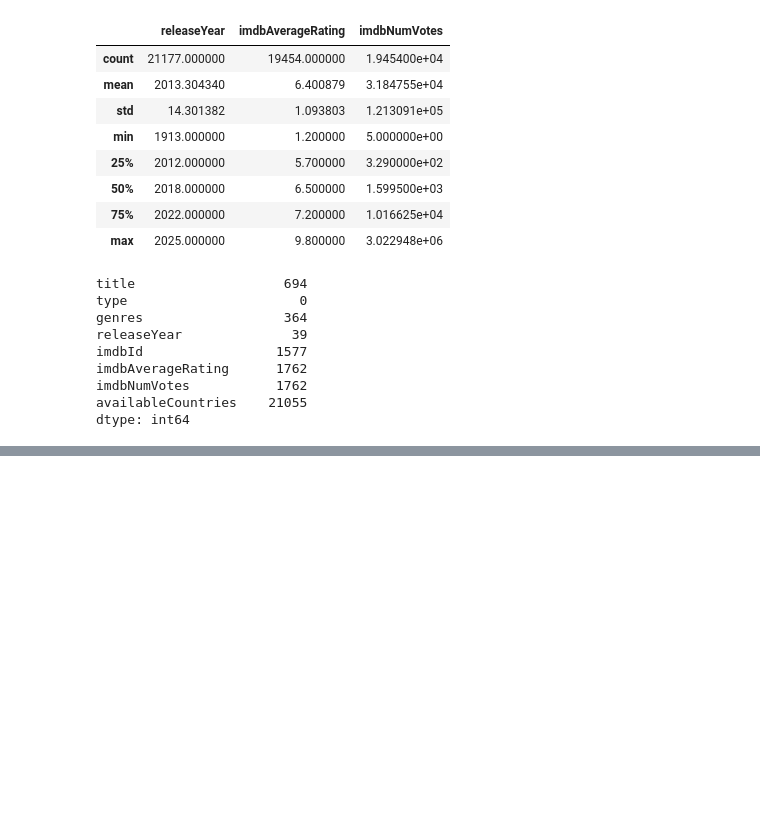
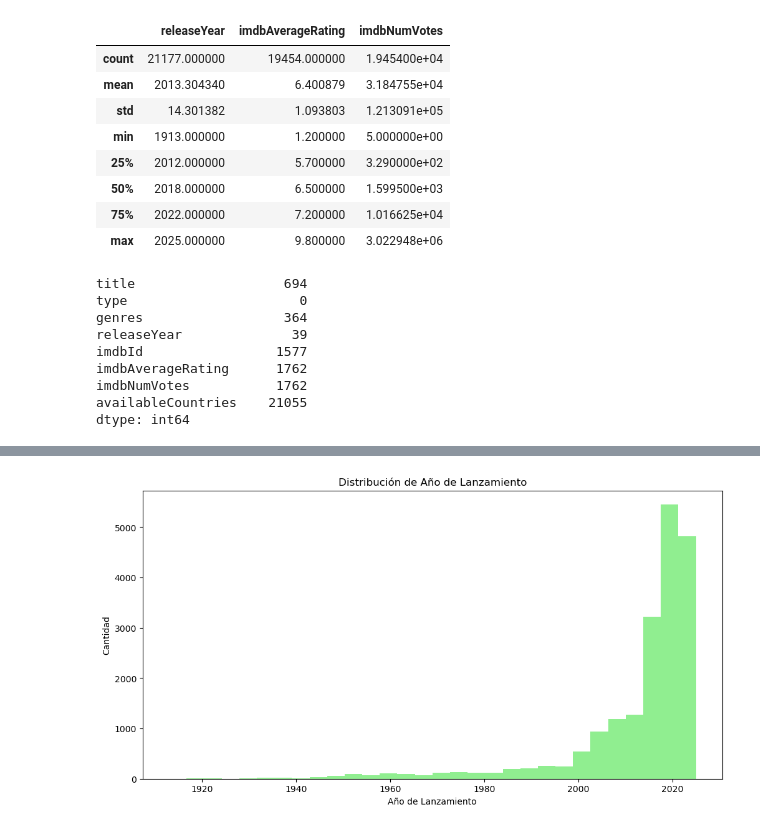
Before and after one commit to ferrpm/netflix-recommender, a Jupyter notebook: movie_series_recommender.ipynb, the cells around one changed output, grey strips where cells are left out. Cells and saved outputs as stored; diff of their text form; code cells hidden in the pictures; blank space fills up the shorter version.

```diff
--- a/movie_series_recommender.ipynb
+++ b/movie_series_recommender.ipynb
@@ -75,0 +159,10 @@ IntCastingNaNError: Cannot convert non-finite values (NA or inf) to integer
+# %%
+# Histograma de los años de lanzamiento
+plt.figure(figsize=(12,6))
+netflix_df['releaseYear'].plot(kind='hist', bins=30, color='lightgreen')
+plt.title('Distribución de Año de Lanzamiento')
+plt.xlabel('Año de Lanzamiento')
+plt.ylabel('Cantidad')
+plt.show()
+# %% [output]
+[figure, added]
```
Also changed, not shown: parts of 6 cells of this notebook.
